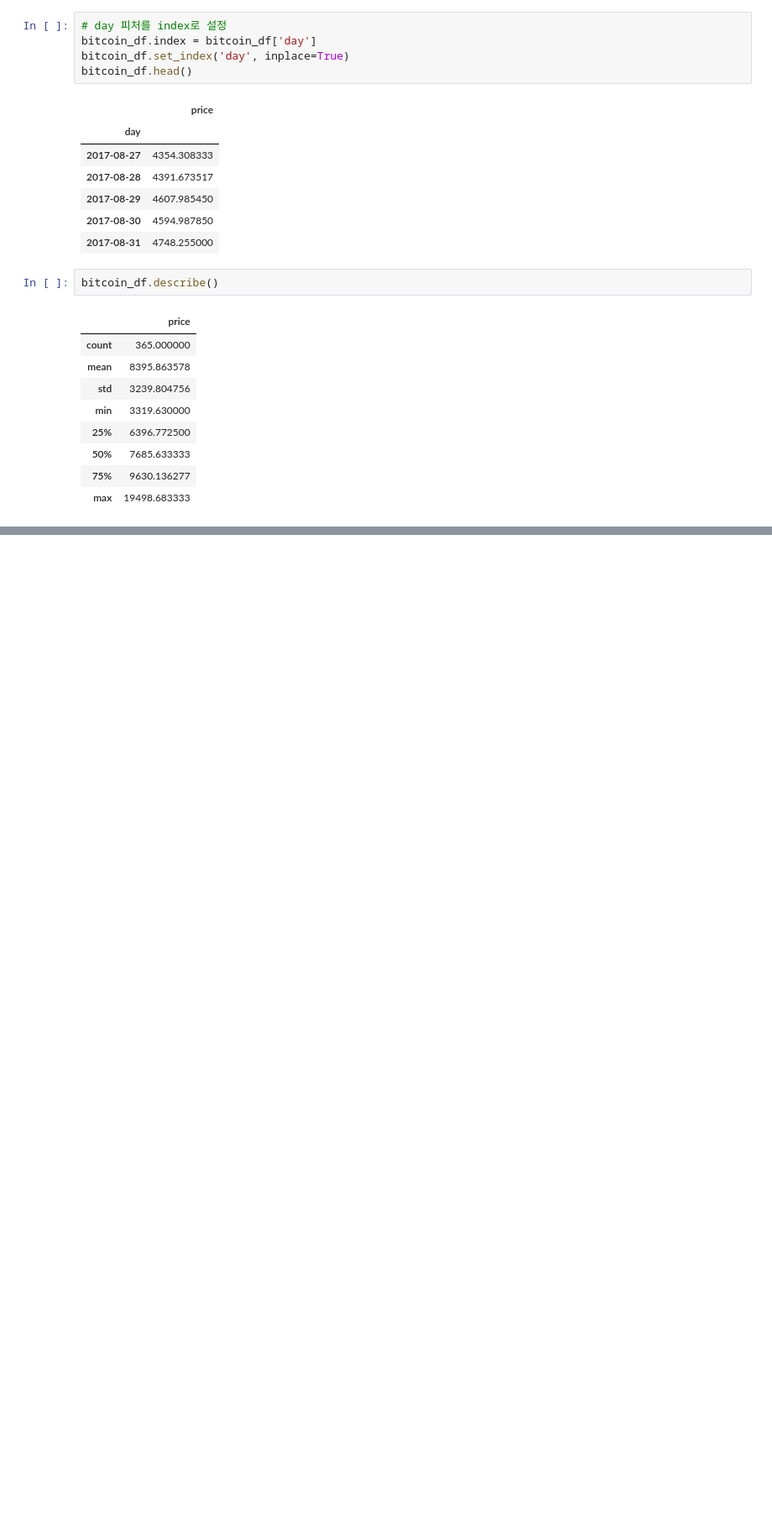
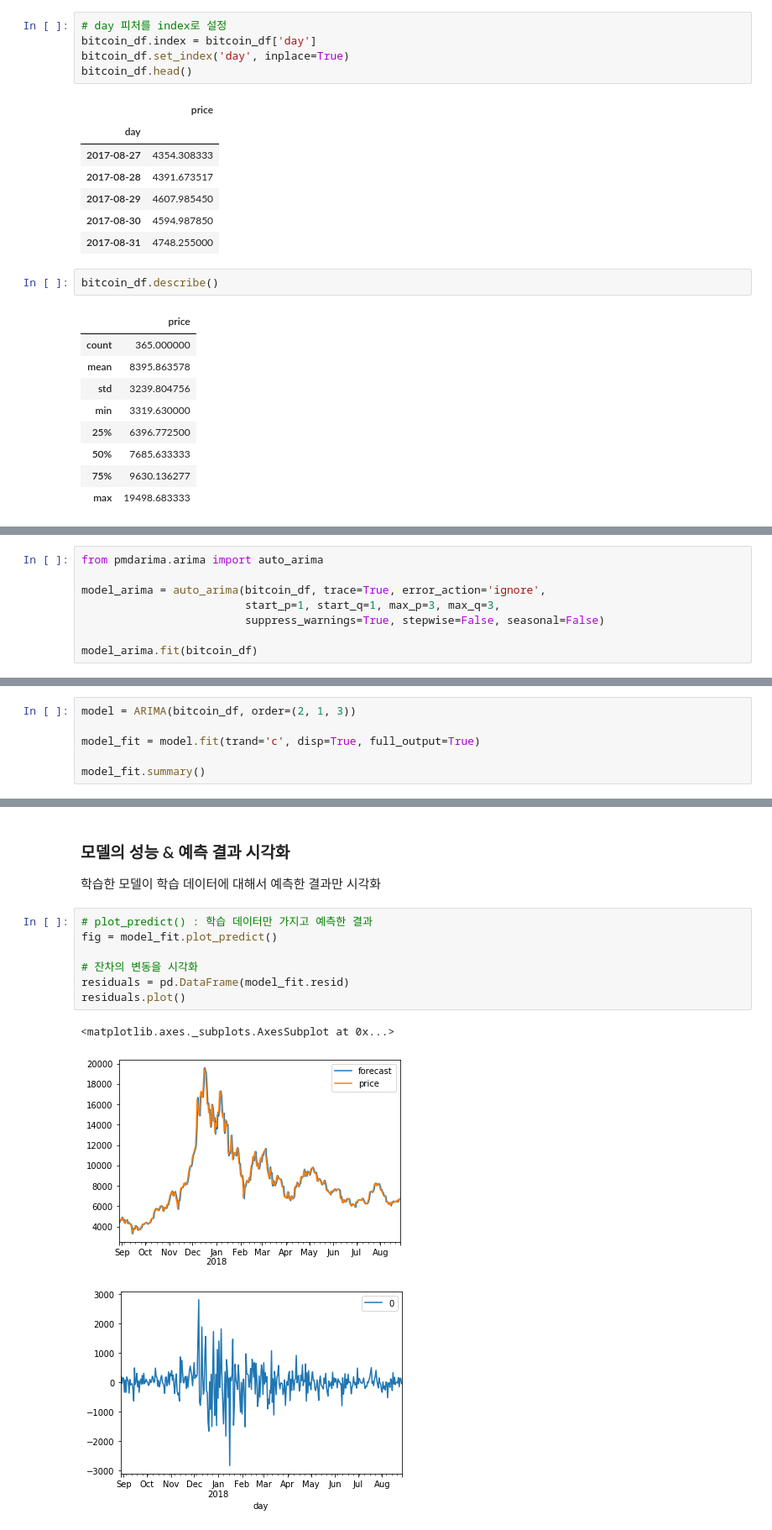
Before and after one commit to sohyeondian/python3, a Jupyter notebook: source/13. 시계열 데이터 분석.ipynb, the cells around one changed output, grey strips where cells are left out. Shown at 84% size. Saved outputs shown, nothing was run; the diff lists cells and outputs as text; blank space fills up the shorter version.

```diff
--- a/source/13. 시계열 데이터 분석.ipynb
+++ b/source/13. 시계열 데이터 분석.ipynb
@@ -73,0 +131,8 @@ plt.show()
+# %%
+from pmdarima.arima import auto_arima
+
+model_arima = auto_arima(bitcoin_df, trace=True, error_action='ignore',
+                         start_p=1, start_q=1, max_p=3, max_q=3,
+                         suppress_warnings=True, stepwise=False, seasonal=False)
+
+model_arima.fit(bitcoin_df)
@@ -73,0 +159,6 @@ plt.show()
+# %%
+model = ARIMA(bitcoin_df, order=(2, 1, 3))
+
+model_fit = model.fit(trand='c', disp=True, full_output=True)
+
+model_fit.summary()
@@ -73,0 +188,14 @@ plt.show()
+# %% [markdown]
+### 모델의 성능 & 예측 결과 시각화
+학습한 모델이 학습 데이터에 대해서 예측한 결과만 시각화
+# %%
+# plot_predict() : 학습 데이터만 가지고 예측한 결과
+fig = model_fit.plot_predict()
+
+# 잔차의 변동을 시각화
+residuals = pd.DataFrame(model_fit.resid)
+residuals.plot()
+# %% [output]
+<matplotlib.axes._subplots.AxesSubplot at 0x...>
+[figure, added]
+[figure, added]
```
Also changed, not shown: parts of 25 cells of this notebook, 9 other files.
